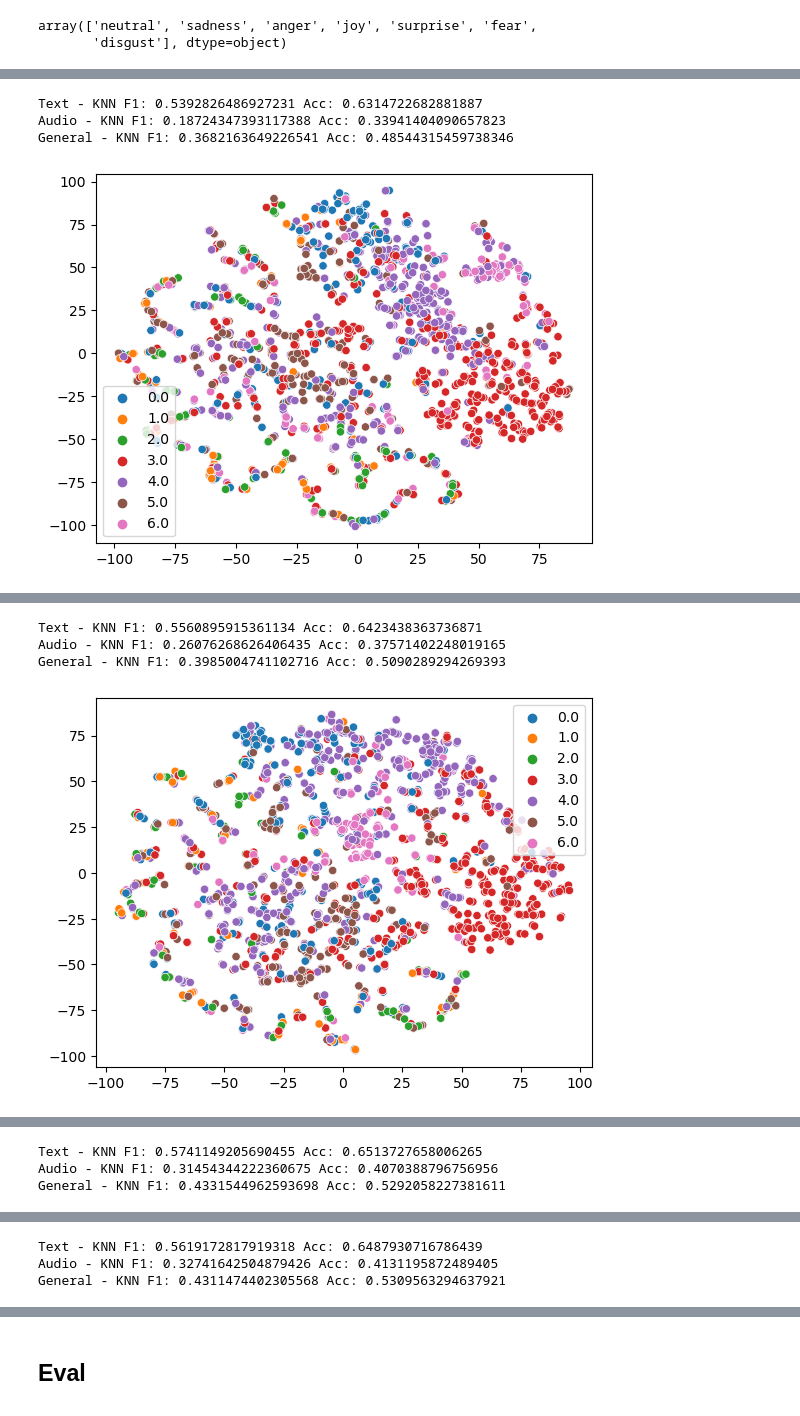
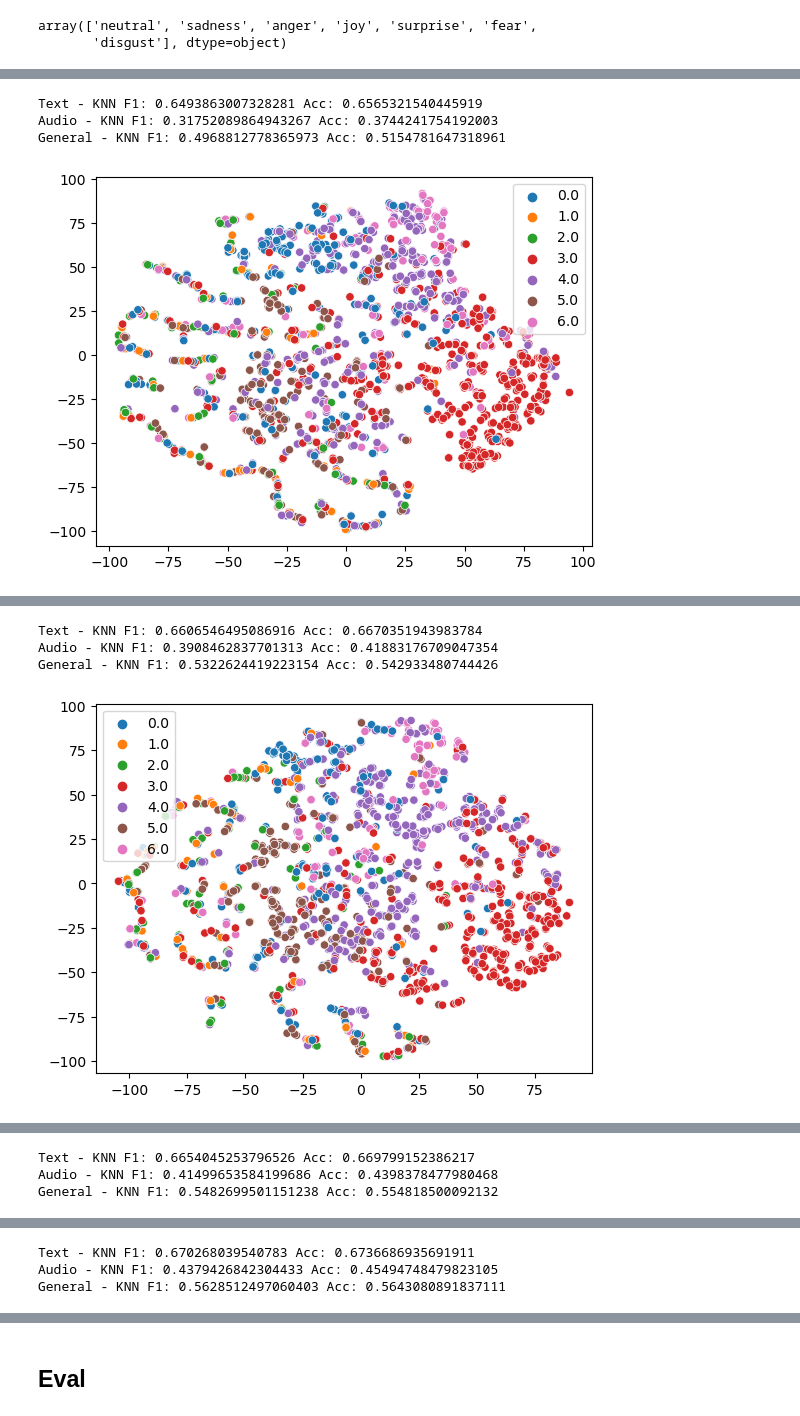
Before and after one commit to machadoprx/c4ai_audio_text_clip, a Jupyter notebook: c4ai_emotions_audio_text_clip_e2e.ipynb, the cells around one changed output, grey strips where cells are left out. Drawn from its saved outputs; the diff is of its cells as text; code cells hidden in the pictures.

```diff
--- a/c4ai_emotions_audio_text_clip_e2e.ipynb
+++ b/c4ai_emotions_audio_text_clip_e2e.ipynb
@@ -518,10 +527,11 @@ torch.Size([8176936, 39])
 # %%
 from sklearn.cluster import MiniBatchKMeans
-N_CLUSTERS = 100
+N_CLUSTERS = 200
 kmeans = MiniBatchKMeans(n_clusters=N_CLUSTERS,
                           random_state=0,
-                          batch_size=2048,
-                          max_iter=4000,
-                          n_init=3).fit(X)
+                          batch_size=300_000,
+                          max_iter=1000000,
+                          n_init=1,
+                          init="k-means++").fit(X)
 # %%
 #import pickle
@@ -552,9 +562,11 @@ class PositionalEncoding(nn.Module):
 
 class AudioEncoderMFCCHU(nn.Module):
 
-    def __init__(self, clusterization_model, emb_size=N_CLUSTERS+1, pad_idx=N_CLUSTERS, emb_dim=768, n_layers=6, padd_trunk=300, nheads=8, dropout=0.1):
+    def __init__(self, clusterization_model, emb_size=N_CLUSTERS+1, pad_idx=N_CLUSTERS, emb_dim=768, n_layers=6, padd_trunk=300, nheads=8, dropout=0.1, cluster_data_mean=mean, cluster_data_std=std):
         super(AudioEncoderMFCCHU, self).__init__()
 
+        self.cluster_data_mean = cluster_data_mean
+        self.cluster_data_std = cluster_data_std
         self.clusterization_model = clusterization_model
         self.embedding = nn.Embedding(emb_size, emb_dim, max_norm=True, padding_idx=pad_idx)
         self.emb_size = emb_size
@@ -594,7 +606,7 @@ class AudioEncoderMFCCHU(nn.Module):
         emb = self.pos_encoder(emb)
 
         x = self.transf_enc(emb)
-        #x = x[:,0,:]
+        #x = x[:, 0, :] # aq
         x = tks_tensor_lens*torch.sum(x, dim=1)
         return x
 # %%
@@ -690,7 +705,7 @@ train_audio_repeated = pd.concat([df_train_audio, df_train_audio,df_train_audio,
 test_audio_repeated = pd.concat([df_dev_audio, df_dev_audio,df_dev_audio,df_dev_audio,df_dev_audio,df_dev_audio], axis=0).sample(frac=1.0).reset_index(drop=True)
 
 train_ds = torch.utils.data.TensorDataset(torch.Tensor(list(range(len(train_text)))))
-train_loader = torch.utils.data.DataLoader(train_ds, batch_size=180, shuffle=True)
+train_loader = torch.utils.data.DataLoader(train_ds, batch_size=256, shuffle=True)
 
 test_ds = torch.utils.data.TensorDataset(torch.Tensor(list(range(len(test_text)))))
 test_loader = torch.utils.data.DataLoader(test_ds, batch_size=512, shuffle=False)
@@ -762,10 +779,10 @@ gc.collect()
 # %%
 supcon_model = AudioTextCLIP(
-    TextEncoder('sentence-transformers/paraphrase-MiniLM-L3-v2', max_len=60),
-    AudioEncoderMFCCHU(kmeans, emb_dim=768, n_layers=6),
-    #AudioEncoder('speechbrain/emotion-recognition-wav2vec2-IEMOCAP'),
+    TextEncoder('sentence-transformers/all-MiniLM-L12-v2', max_len=60),
+    AudioEncoderMFCCHU(kmeans, emb_dim=384, n_layers=3),
+    #AudioEncoder('superb/wav2vec2-base-superb-er'),
     in_features_text=384,
-    in_features_audio=768,
+    in_features_audio=384,
     hidden_size=1024,
     proj_size=128,
     use_graph_aug=False,
@@ -773,7 +790,7 @@ supcon_model = AudioTextCLIP(
     freeze_audio_enc=False,
 )
 
-supcon_loss = SupConLoss(temperature=0.1, contrast_mode='all', base_temperature=0.1)
+supcon_loss = SupConLoss(temperature=0.3, contrast_mode='all', base_temperature=0.34)
 supcon_model.to(0)
 
 #supcon_model = torch.compile(supcon_model)
@@ -820,6 +837,10 @@ while e < epochs:
         target = torch.cat([y_text, y_audio, y_mult])
 
         x = [sentences, audio_paths, multimodal]
+        for i, val in enumerate(x):
+            if len(val) == 0:
+                x[i] = None
+
         #'''
         with torch.cuda.amp.autocast(enabled=True, dtype=torch.float16) as autocast, torch.backends.cuda.sdp_kernel(enable_flash=False) as disable:
 
@@ -853,7 +874,7 @@ while e < epochs:
     proj_train = np.concatenate(proj_train, axis=0)
     targets_train = np.concatenate(targets_train, axis=0)
 
-    clf = FaissKNeighbors(k=128)
+    clf = FaissKNeighbors(k=32)
     clf.fit(proj_train, np.array(targets_train, dtype=int))
 
     epoch_loss = epoch_loss/len(train_loader)
@@ -879,7 +900,9 @@ while e < epochs:
             target = torch.cat([y_text, y_audio, y_mult])
 
             x = [sentences, audio_paths, multimodal]
-
+            for i, val in enumerate(x):
+                if len(val) == 0:
+                    x[i] = None
             _, _, wide, _ = supcon_model(x)
 
             wide = np.array(F.normalize(wide, dim=-1).cpu())
@@ -913,13 +936,13 @@ while e < epochs:
     preds_audios = np.concatenate(preds_audios, axis=0)
     targets_audios = np.concatenate(targets_audios, axis=0)
 
-    audio_f1 = f1_score(targets_audios, preds_audios, average='macro')
+    audio_f1 = f1_score(targets_audios, preds_audios, average='weighted')
     audio_acc = accuracy_score(targets_audios, preds_audios)
 
-    text_f1 = f1_score(targets_texts, preds_texts, average='macro')
+    text_f1 = f1_score(targets_texts, preds_texts, average='weighted')
     text_acc = accuracy_score(targets_texts, preds_texts)
 
-    curr_acc = f1_score(targets_val, preds, average='macro')
+    curr_acc = f1_score(targets_val, preds, average='weighted')
     curr_acc2 = accuracy_score(targets_val, preds)
 
     print(f'Text - KNN F1: {text_f1} Acc: {text_acc}')
@@ -947,9 +970,9 @@ while e < epochs:
     checkpoint = {"model": supcon_model.state_dict(),
               "optimizer": opt.state_dict(),
               "scaler": scaler.state_dict()}
-    torch.save(checkpoint, f'./pytorch_model_AudioTextCLIPvFinal_epoch_{e}_only_meld.bin')
+    torch.save(checkpoint, f'./modelo_texto_maior/pytorch_model_AudioTextCLIPvFinal_epoch_{e}_only_meld.bin')
 # %% [output]
-Text - KNN F1: 0.5392826486927231 Acc: 0.6314722682881887
-Audio - KNN F1: 0.18724347393117388 Acc: 0.33941404090657823
-General - KNN F1: 0.3682163649226541 Acc: 0.48544315459738346
+Text - KNN F1: 0.6493863007328281 Acc: 0.6565321540445919
+Audio - KNN F1: 0.31752089864943267 Acc: 0.3744241754192003
+General - KNN F1: 0.4968812778365973 Acc: 0.5154781647318961
-[figure, old version]
+[figure, new version]
@@ -957,4 +980,4 @@ Epoch: 1 - Train Loss: 6.4913632889424475
-Text - KNN F1: 0.5560895915361134 Acc: 0.6423438363736871
-Audio - KNN F1: 0.26076268626406435 Acc: 0.37571402248019165
-General - KNN F1: 0.3985004741102716 Acc: 0.5090289294269393
+Text - KNN F1: 0.6606546495086916 Acc: 0.6670351943983784
+Audio - KNN F1: 0.3908462837701313 Acc: 0.41883176709047354
+General - KNN F1: 0.5322624419223154 Acc: 0.542933480744426
-[figure, old version]
+[figure, new version]
@@ -962,3 +985,3 @@ Epoch: 2 - Train Loss: 6.41193368415202
-Text - KNN F1: 0.5741149205690455 Acc: 0.6513727658006265
-Audio - KNN F1: 0.31454344222360675 Acc: 0.4070388796756956
-General - KNN F1: 0.4331544962593698 Acc: 0.5292058227381611
+Text - KNN F1: 0.6654045253796526 Acc: 0.669799152386217
+Audio - KNN F1: 0.41499653584199686 Acc: 0.4398378477980468
+General - KNN F1: 0.5482699501151238 Acc: 0.554818500092132
@@ -967,3 +990,3 @@ Epoch: 3 - Train Loss: 6.365700475440538
-Text - KNN F1: 0.5619172817919318 Acc: 0.6487930716786439
-Audio - KNN F1: 0.32741642504879426 Acc: 0.4131195872489405
-General - KNN F1: 0.4311474402305568 Acc: 0.5309563294637921
+Text - KNN F1: 0.670268039540783 Acc: 0.6736686935691911
+Audio - KNN F1: 0.4379426842304433 Acc: 0.45494748479823105
+General - KNN F1: 0.5628512497060403 Acc: 0.5643080891837111
```
Also changed, not shown: parts of 42 cells of this notebook.
